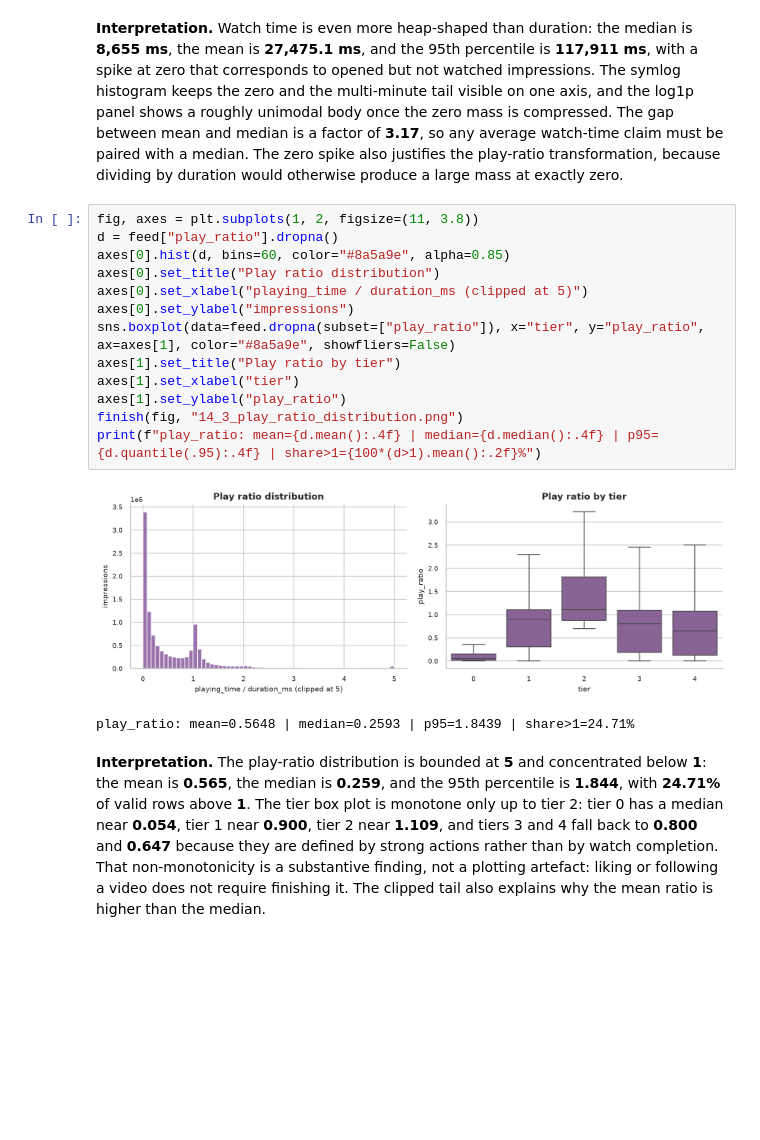
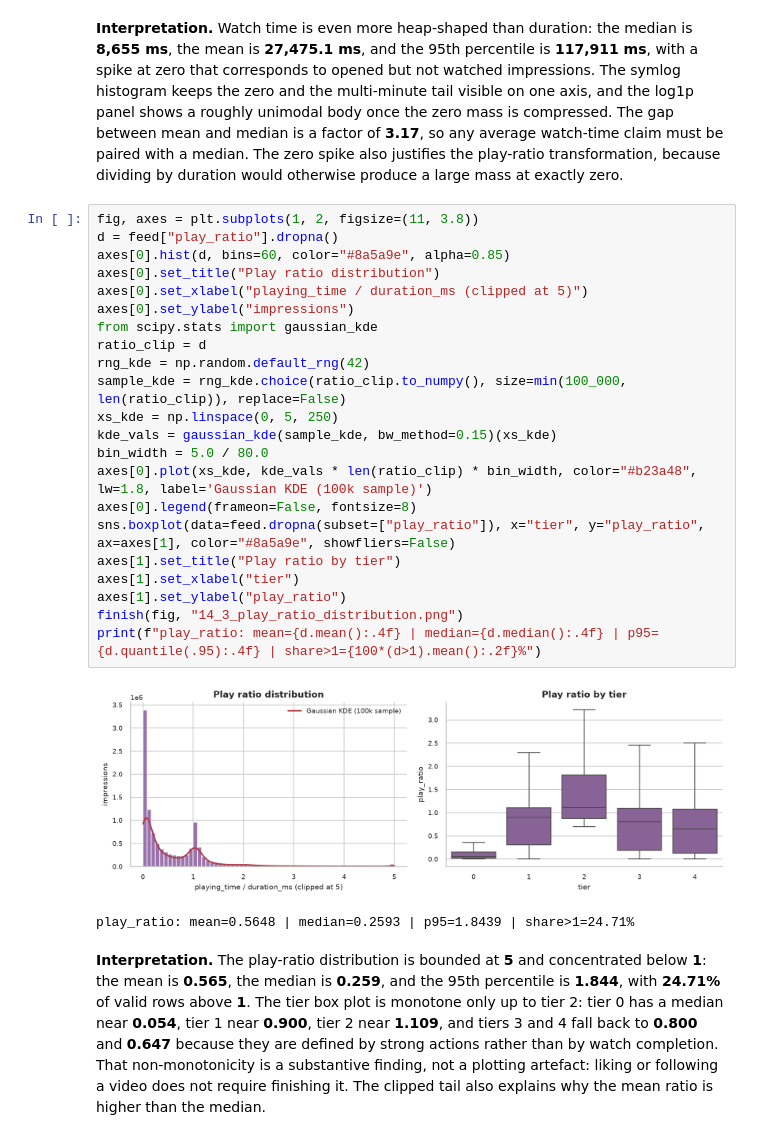
Before and after one commit to 1ens0r/doomscroll, a Jupyter notebook: Doomscroll_EDA_Report.ipynb, the cells around one changed output. Drawn from its saved outputs; the diff is of its cells as text; blank space fills up the shorter version.

Commit message:
docs: refresh EDA report with pipeline, provenance, and charts

```diff
--- a/Doomscroll_EDA_Report.ipynb
+++ b/Doomscroll_EDA_Report.ipynb
@@ -978,18 +998,27 @@ playing_time: n=11,047,186 | median=8,655 ms | mean=27,475 ms | p95=117,911 ms
 # %%
 fig, axes = plt.subplots(1, 2, figsize=(11, 3.8))
 d = feed["play_ratio"].dropna()
 axes[0].hist(d, bins=60, color="#8a5a9e", alpha=0.85)
 axes[0].set_title("Play ratio distribution")
 axes[0].set_xlabel("playing_time / duration_ms (clipped at 5)")
 axes[0].set_ylabel("impressions")
+from scipy.stats import gaussian_kde
+ratio_clip = d
+rng_kde = np.random.default_rng(42)
+sample_kde = rng_kde.choice(ratio_clip.to_numpy(), size=min(100_000, len(ratio_clip)), replace=False)
+xs_kde = np.linspace(0, 5, 250)
+kde_vals = gaussian_kde(sample_kde, bw_method=0.15)(xs_kde)
+bin_width = 5.0 / 80.0
+axes[0].plot(xs_kde, kde_vals * len(ratio_clip) * bin_width, color="#b23a48", lw=1.8, label='Gaussian KDE (100k sample)')
+axes[0].legend(frameon=False, fontsize=8)
 sns.boxplot(data=feed.dropna(subset=["play_ratio"]), x="tier", y="play_ratio", ax=axes[1], color="#8a5a9e", showfliers=False)
 axes[1].set_title("Play ratio by tier")
 axes[1].set_xlabel("tier")
 axes[1].set_ylabel("play_ratio")
 finish(fig, "14_3_play_ratio_distribution.png")
 print(f"play_ratio: mean={d.mean():.4f} | median={d.median():.4f} | p95={d.quantile(.95):.4f} | share>1={100*(d>1).mean():.2f}%")
 # %% [output]
-[figure, old version]
+[figure, new version]
 play_ratio: mean=0.5648 | median=0.2593 | p95=1.8439 | share>1=24.71%
 # %% [markdown]
 **Interpretation.** The play-ratio distribution is bounded at **5** and concentrated below **1**: the mean is **0.565**, the median is **0.259**, and the 95th percentile is **1.844**, with **24.71%** of valid rows above **1**. The tier box plot is monotone only up to tier 2: tier 0 has a median near **0.054**, tier 1 near **0.900**, tier 2 near **1.109**, and tiers 3 and 4 fall back to **0.800** and **0.647** because they are defined by strong actions rather than by watch completion. That non-monotonicity is a substantive finding, not a plotting artefact: liking or following a video does not require finishing it. The clipped tail also explains why the mean ratio is higher than the median.
```
Also changed, not shown: parts of 31 cells of this notebook, 3 other files.
